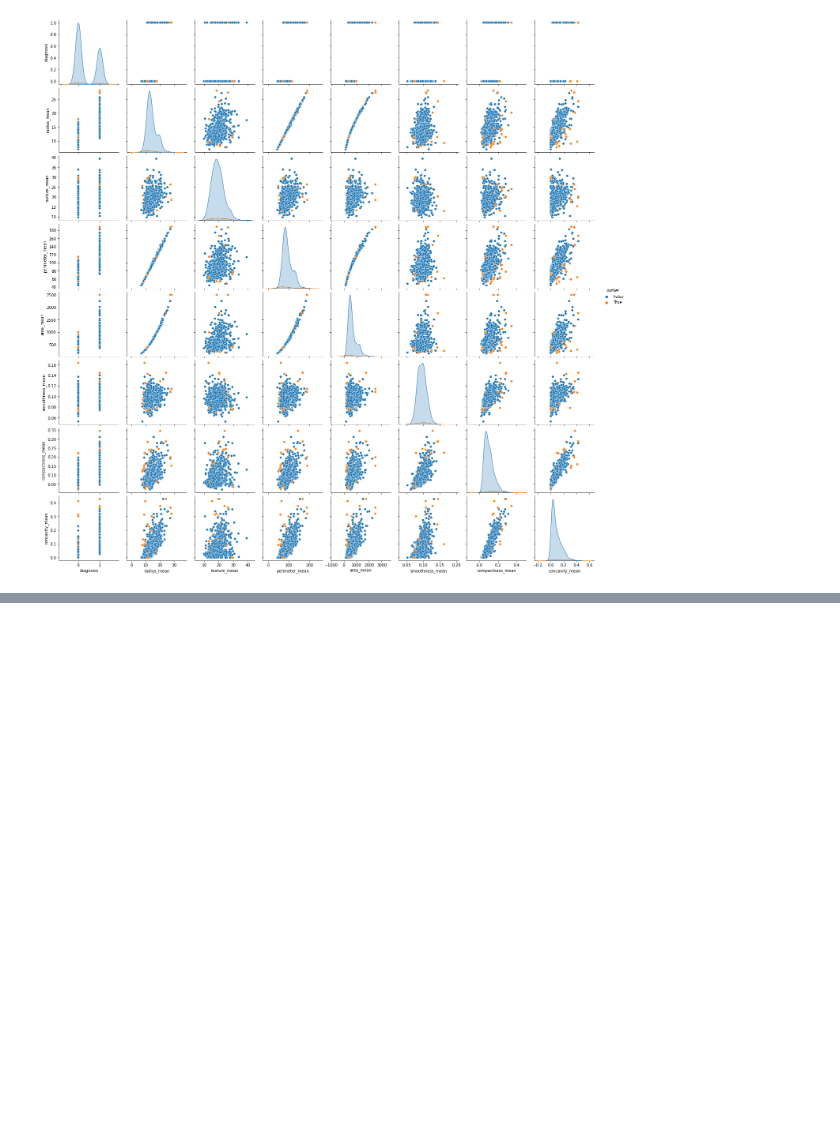
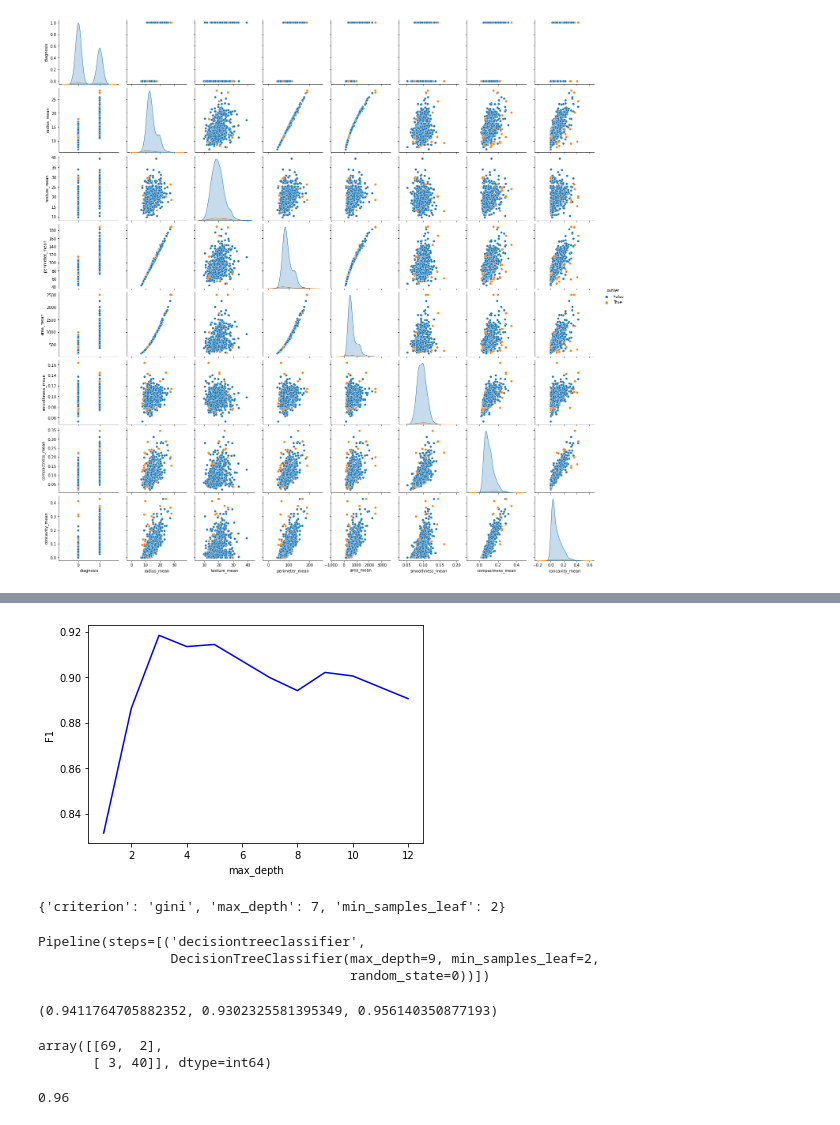
Before and after one commit to Karen247/BCancer1.0, a Jupyter notebook: breastcancer1-0.ipynb, the cells around one changed output, grey strips where cells are left out. Drawn from its saved outputs; the diff is of its cells as text; code cells hidden in the pictures; blank space fills up the shorter version.

```diff
--- a/breastcancer1-0.ipynb
+++ b/breastcancer1-0.ipynb
@@ -219,0 +228,57 @@ X_train, X_test, y_train, y_test = train_test_split(
+# %%
+#GridSearch
+from sklearn.tree import DecisionTreeClassifier
+from sklearn.model_selection import train_test_split, GridSearchCV
+range_depth = np.linspace(1, 12, 10, dtype='int')
+grid_parameter = {'max_depth':range_depth}
+DTC = DecisionTreeClassifier()
+
+grid_clf = GridSearchCV(DTC, grid_parameter, scoring = 'f1', cv=10)
+grid_clf.fit(X_train, y_train)
+scores = grid_clf.cv_results_['mean_test_score']
+# %%
+import matplotlib.pyplot as plt
+plt.figure()
+plt.plot(range_depth, scores, 'b')
+
+plt.xlabel('max_depth')
+plt.ylabel('F1')
+plt.show()
+# %% [output]
+[figure, added]
+# %%
+grid_parameters = {'max_depth':range_depth, 'min_samples_leaf':range_depth, 'criterion': ['gini', 'entropy']}
+grid_clf = GridSearchCV(DTC, grid_parameters, scoring = 'f1', cv=10)
+grid_clf.fit(X_train, y_train)
+grid_clf.best_params_
+# %% [output]
+{'criterion': 'gini', 'max_depth': 7, 'min_samples_leaf': 2}
+# %%
+#DecisionTreeClassifier
+from sklearn.tree import DecisionTreeClassifier
+from sklearn.pipeline import make_pipeline
+dtc_pipeline = make_pipeline(DecisionTreeClassifier(max_depth=9, min_samples_leaf=2, criterion = 'gini', random_state=0))
+dtc_pipeline.fit(X_train, y_train)
+# %% [output]
+Pipeline(steps=[('decisiontreeclassifier',
+                 DecisionTreeClassifier(max_depth=9, min_samples_leaf=2,
+                                        random_state=0))])
+# %%
+from sklearn.metrics import f1_score
+from sklearn.metrics import confusion_matrix, recall_score
+
+pred = dtc_pipeline.predict(X_test)
+tn, fp, fn, tp = confusion_matrix(y_test, pred).ravel()
+
+f1_score(y_test, pred), recall_score(y_test, pred), dtc_pipeline.score(X_test, y_test)
+# %% [output]
+(0.9411764705882352, 0.9302325581395349, 0.956140350877193)
+# %%
+confusion_matrix(y_test, pred)
+# %% [output]
+array([[69,  2],
+       [ 3, 40]], dtype=int64)
+# %%
+print(round(dtc_pipeline.score(X_test, y_test), 2))
+# %% [output]
+0.96
```
Also changed, not shown: parts of 14 cells of this notebook.
